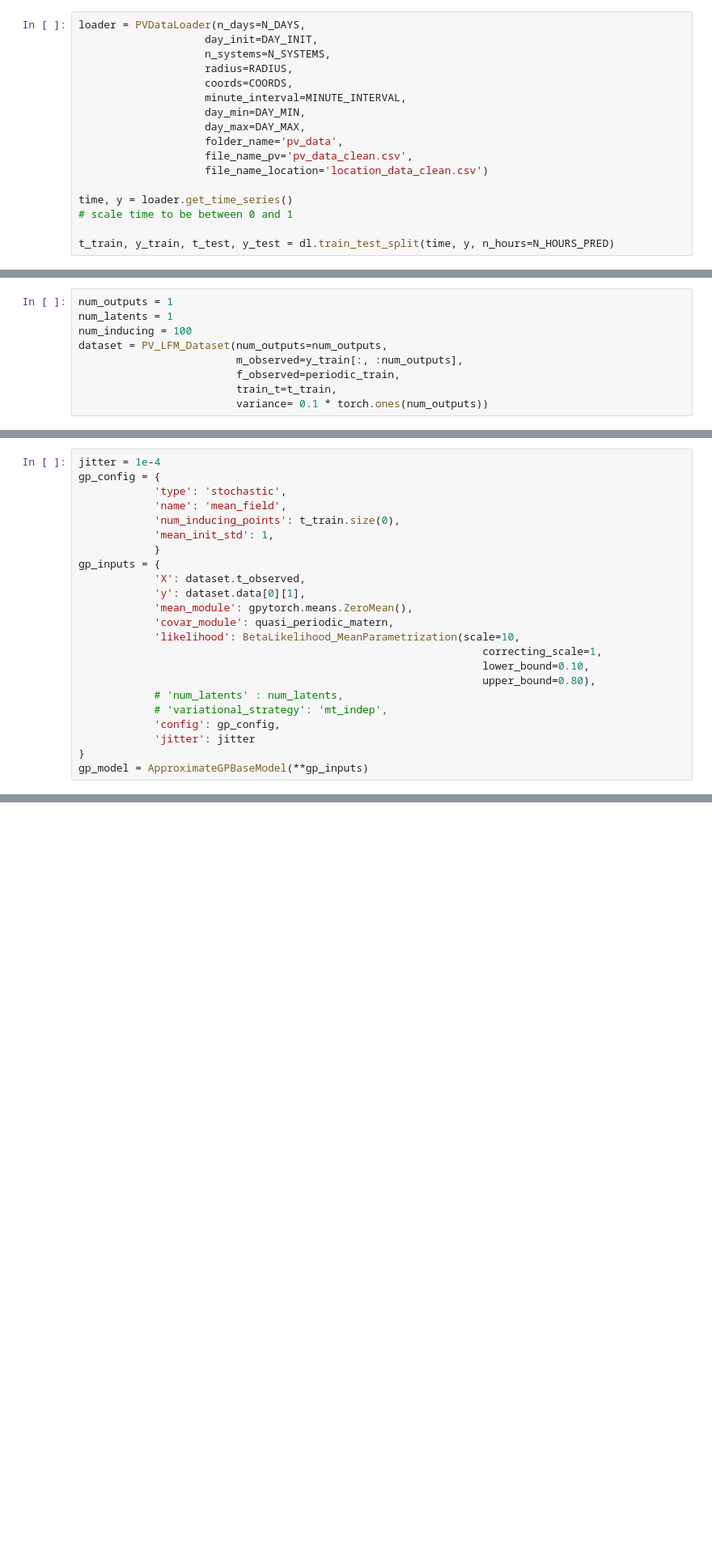
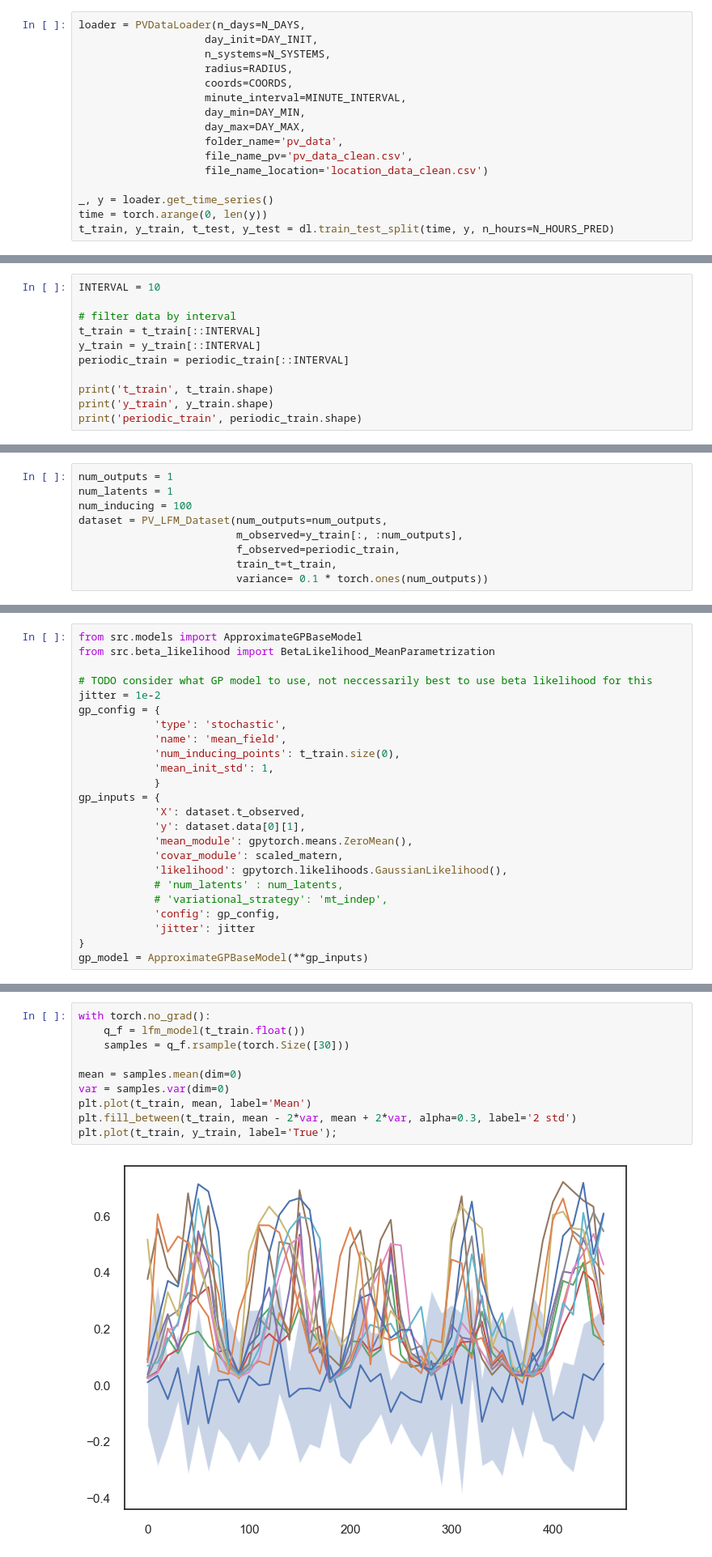
Before and after one commit to eirikbaekkelund/Dissertation, a Jupyter notebook: approximate_lfm.ipynb, the cells around one changed output, grey strips where cells are left out. Shown: that part at 81% size. Drawn from its saved outputs; the diff is of its cells as text; blank space fills up the shorter version.

Commit message:
approx lfms runs

```diff
--- a/approximate_lfm.ipynb
+++ b/approximate_lfm.ipynb
@@ -34,9 +34,8 @@ loader = PVDataLoader(n_days=N_DAYS,
                     file_name_pv='pv_data_clean.csv',
                     file_name_location='location_data_clean.csv')
 
-time, y = loader.get_time_series()
-# scale time to be between 0 and 1
-
+_, y = loader.get_time_series()
+time = torch.arange(0, len(y))
 t_train, y_train, t_test, y_test = dl.train_test_split(time, y, n_hours=N_HOURS_PRED)
 # %% [output]
 ==> Loading data
@@ -47,3 +46,14 @@ t_train, y_train, t_test, y_test = dl.train_test_split(time, y, n_hours=N_HOURS_
 # %%
 periodic_time = dl.periodic_mapping(time, DAY_MIN, DAY_MAX, minute_interval=MINUTE_INTERVAL)
 periodic_train, _, periodic_test, _ = dl.train_test_split(periodic_time, y, n_hours=N_HOURS_PRED)
+# %%
+INTERVAL = 10
+
+# filter data by interval
+t_train = t_train[::INTERVAL]
+y_train = y_train[::INTERVAL]
+periodic_train = periodic_train[::INTERVAL]
+
+print('t_train', t_train.shape)
+print('y_train', y_train.shape)
+print('periodic_train', periodic_train.shape)
@@ -293,5 +371,9 @@ quasi_periodic_matern = AdditiveKernel(product_kernel_matern_periodic, scaled_ma
 # %%
-jitter = 1e-4
+from src.models import ApproximateGPBaseModel
+from src.beta_likelihood import BetaLikelihood_MeanParametrization
+
+# TODO consider what GP model to use, not neccessarily best to use beta likelihood for this
+jitter = 1e-2
 gp_config = {
             'type': 'stochastic',
             'name': 'mean_field',
@@ -302,11 +384,8 @@ gp_inputs = {
             'X': dataset.t_observed,
             'y': dataset.data[0][1],
             'mean_module': gpytorch.means.ZeroMean(),
-            'covar_module': quasi_periodic_matern,
-            'likelihood': BetaLikelihood_MeanParametrization(scale=10,
-                                                                correcting_scale=1,
-                                                                lower_bound=0.10,
-                                                                upper_bound=0.80),
+            'covar_module': scaled_matern,
+            'likelihood': gpytorch.likelihoods.GaussianLikelihood(),
             # 'num_latents' : num_latents,
             # 'variational_strategy': 'mt_indep',
             'config': gp_config,
@@ -348,0 +415,12 @@ RuntimeError: The expanded size of the tensor (1) must match the existing size (
+# %%
+with torch.no_grad():
+    q_f = lfm_model(t_train.float())
+    samples = q_f.rsample(torch.Size([30]))
+
+mean = samples.mean(dim=0)
+var = samples.var(dim=0)
+plt.plot(t_train, mean, label='Mean')
+plt.fill_between(t_train, mean - 2*var, mean + 2*var, alpha=0.3, label='2 std')
+plt.plot(t_train, y_train, label='True');
+# %% [output]
+[figure, added]
```
Also changed, not shown: parts of 15 cells of this notebook, 6 other files.
